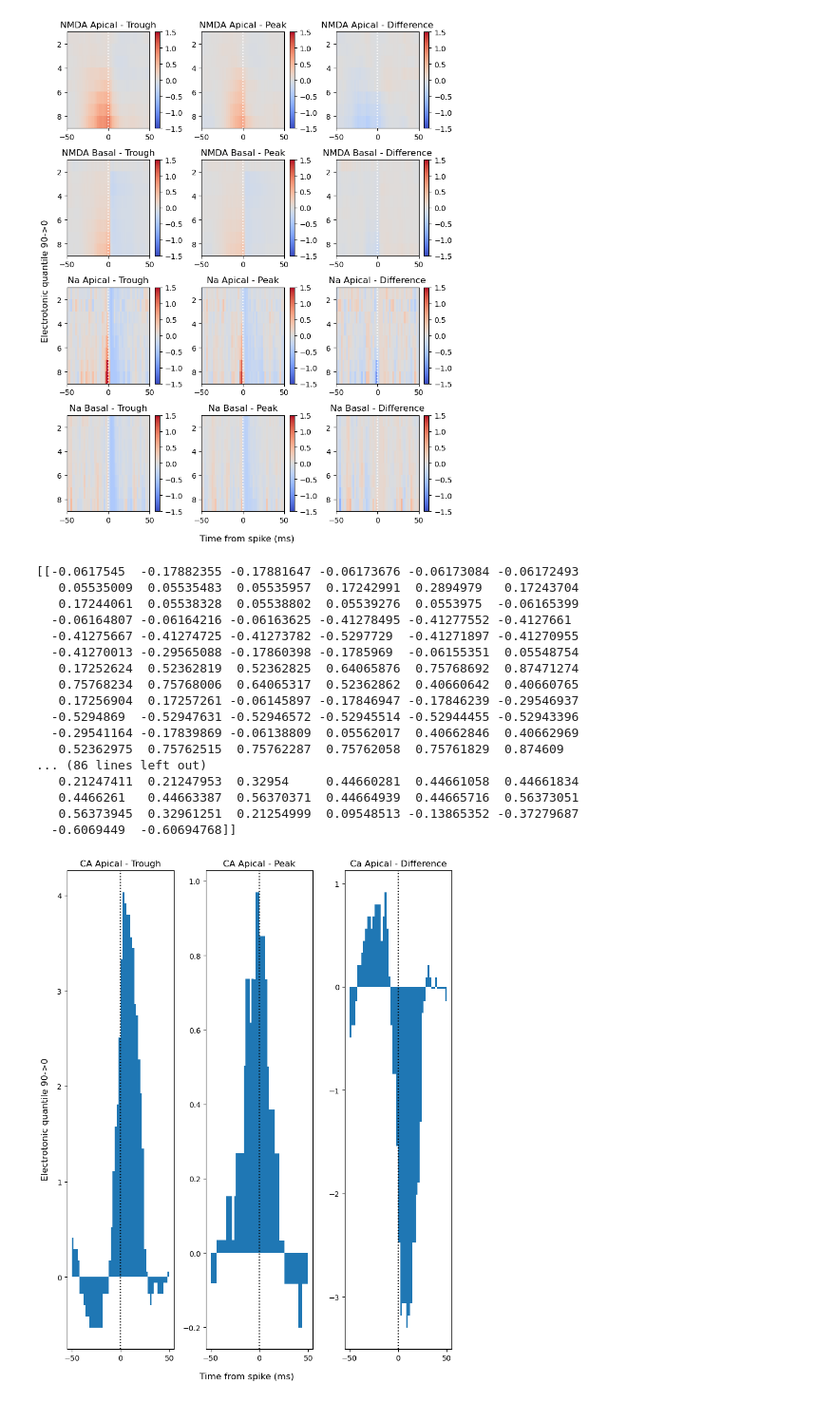
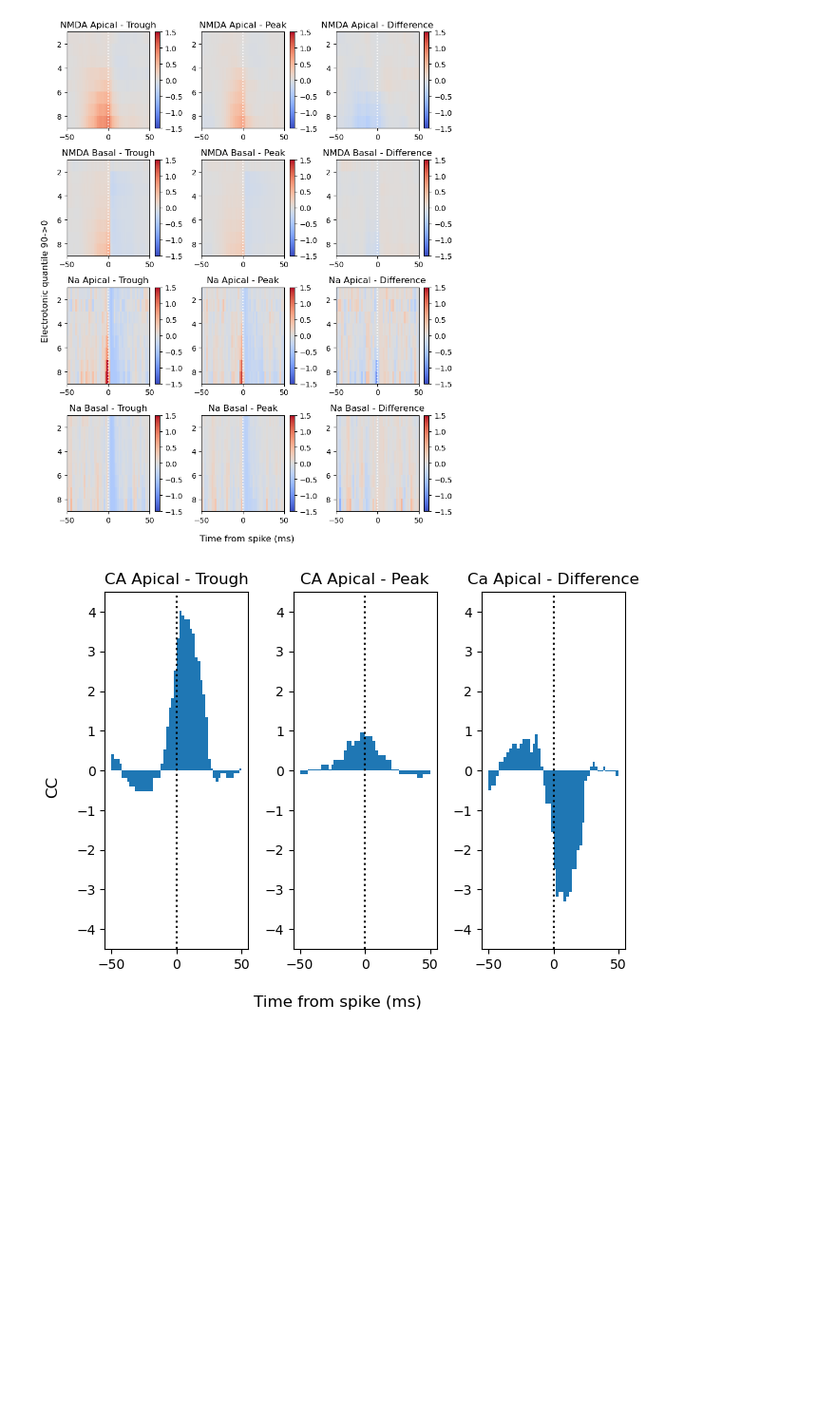
Before and after one commit to dbheadley/InhibOnDendComp, a Jupyter notebook: scripts/DendSpike_RhythmicInh_PoissonExc.ipynb, the cells around one changed output. Shown at 95% size. Saved outputs shown, nothing was run; the diff lists cells and outputs as text; code cells hidden in the pictures; blank space fills up the shorter version.

Commit message:
updates plots

```diff
--- a/scripts/DendSpike_RhythmicInh_PoissonExc.ipynb
+++ b/scripts/DendSpike_RhythmicInh_PoissonExc.ipynb
@@ -336,16 +335,18 @@ def plot_dend_set(ph_cc_data, vlim, fig, ax):
     fig.supylabel('Electrotonic quantile 90->0')
 
 # array plots for Ca2+ spikes
-def plot_dend_ca_set(ph_cc_data, vlim, fig, ax):
+def plot_dend_ca_set(ph_cc_data, ylim, fig, ax):
     plot_sta_stair(ph_cc_data['ca_a_t'], ax[0])
     ax[0].set_title('CA Apical - Trough')
+    ax[0].set_ylim(ylim)
 
     plot_sta_stair(ph_cc_data['ca_a_p'], ax[1])
     ax[1].set_title('CA Apical - Peak')
+    ax[1].set_ylim(ylim)
 
     plot_sta_stair(ph_cc_data['ca_a_p'] - ph_cc_data['ca_a_t'], ax[2])
     ax[2].set_title('Ca Apical - Difference')
-
+    ax[2].set_ylim(ylim)
 
     fig.supxlabel('Time from spike (ms)')
     fig.supylabel('CC')
@@ -369,26 +370,9 @@ fig.savefig('../figures/APDendSpikeCC64RhymInhib.pdf')
 [figure]
 # %%
 fig, ax = plt.subplots(1,3)
-plot_dend_ca_set(ph_16_cc, [-1.5, 1.5], fig, ax)
+plot_dend_ca_set(ph_16_cc, [-4.5, 4.5], fig, ax)
 fig.tight_layout()
-plt.show()
+#plt.show()
 fig.savefig('../figures/APDendSpikeCaCC16RhymInhib.pdf')
 # %% [output]
-[[-0.0617545  -0.17882355 -0.17881647 -0.06173676 -0.06173084 -0.06172493
-   0.05535009  0.05535483  0.05535957  0.17242991  0.2894979   0.17243704
-   0.17244061  0.05538328  0.05538802  0.05539276  0.0553975  -0.06165399
-  -0.06164807 -0.06164216 -0.06163625 -0.41278495 -0.41277552 -0.4127661
-  -0.41275667 -0.41274725 -0.41273782 -0.5297729  -0.41271897 -0.41270955
-  -0.41270013 -0.29565088 -0.17860398 -0.1785969  -0.06155351  0.05548754
-   0.17252624  0.52362819  0.52362825  0.64065876  0.75768692  0.87471274
-   0.75768234  0.75768006  0.64065317  0.52362862  0.40660642  0.40660765
-   0.17256904  0.17257261 -0.06145897 -0.17846947 -0.17846239 -0.29546937
-  -0.5294869  -0.52947631 -0.52946572 -0.52945514 -0.52944455 -0.52943396
-  -0.29541164 -0.17839869 -0.06138809  0.05562017  0.40662846  0.40662969
-   0.52362975  0.75762515  0.75762287  0.75762058  0.75761829  0.874609
-... (86 lines left out)
-   0.21247411  0.21247953  0.32954     0.44660281  0.44661058  0.44661834
-   0.4466261   0.44663387  0.56370371  0.44664939  0.44665716  0.56373051
-   0.56373945  0.32961251  0.21254999  0.09548513 -0.13865352 -0.37279687
-  -0.6069449  -0.60694768]]
-[figure, old version]
+[figure, new version]
```
Also changed, not shown: parts of 7 cells of this notebook, 2 other files.
